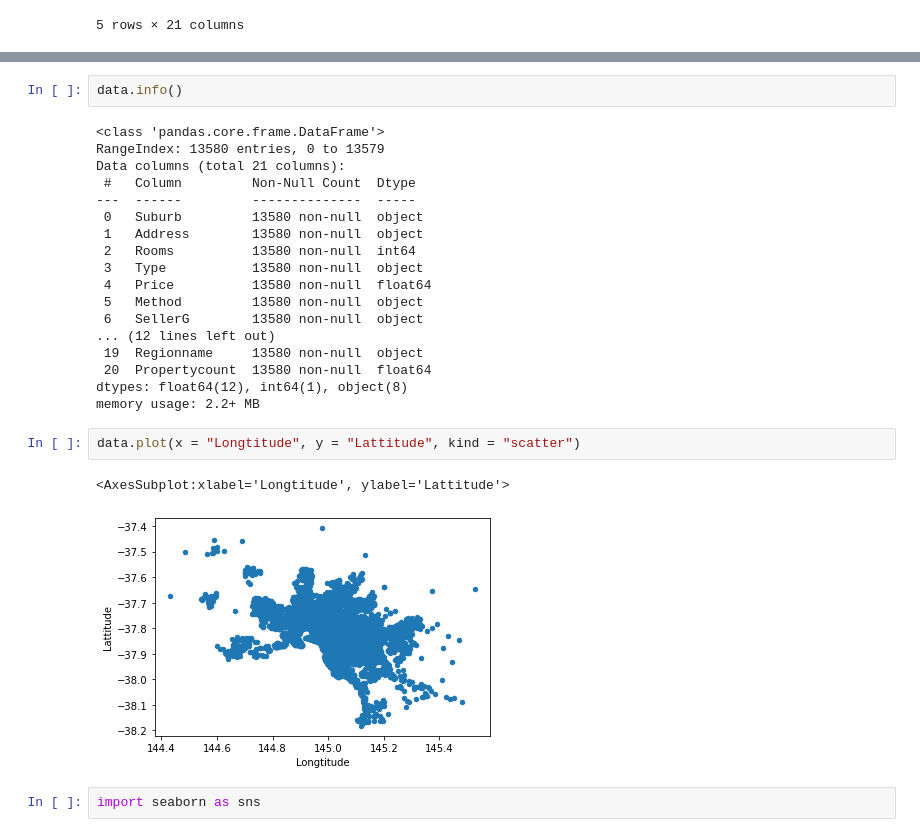
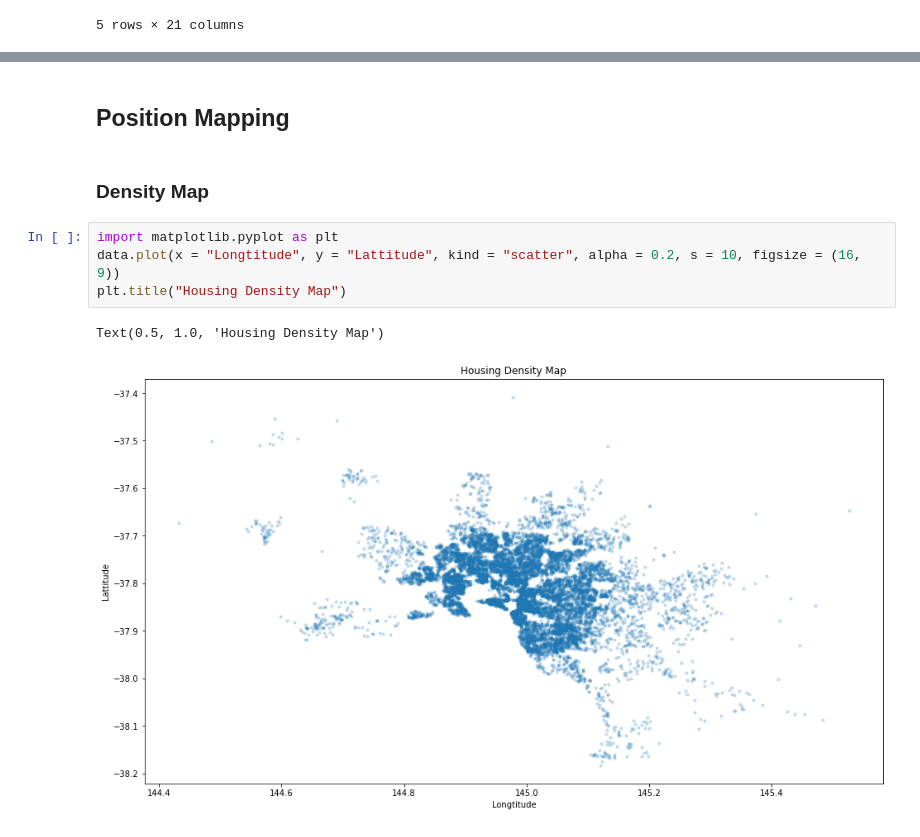
Before and after one commit to sheldyso/Data-Visualisation-Report, a Jupyter notebook: Data Visualisation Report.ipynb, the cells around one changed output, grey strips where cells are left out. Saved outputs shown, nothing was run; the diff lists cells and outputs as text.

```diff
--- a/Data Visualisation Report.ipynb
+++ b/Data Visualisation Report.ipynb
@@ -26,30 +56,14 @@ data.describe()
 | 50% | 3.000000 | 9.030000e+05 | 9.200000 | 3084.000000 | 3.000000 | 1.000000 | 2.000000 | 440.000000 | 126.000000 | 1970.000000 | ... |
 | 75% | 3.000000 | 1.330000e+06 | 13.000000 | 3148.000000 | 3.000000 | 2.000000 | 2.000000 | 651.000000 | 174.000000 | 1999.000000 | ... |
 | max | 10.000000 | 9.000000e+06 | 48.100000 | 3977.000000 | 20.000000 | 8.000000 | 10.000000 | 433014.000000 | 44515.000000 | 2018.000000 | ... |
-# %%
-data.info()
-# %% [output]
-<class 'pandas.core.frame.DataFrame'>
-RangeIndex: 13580 entries, 0 to 13579
-Data columns (total 21 columns):
- #   Column         Non-Null Count  Dtype
----  ------         --------------  -----
- 0   Suburb         13580 non-null  object
- 1   Address        13580 non-null  object
- 2   Rooms          13580 non-null  int64
- 3   Type           13580 non-null  object
- 4   Price          13580 non-null  float64
- 5   Method         13580 non-null  object
- 6   SellerG        13580 non-null  object
-... (12 lines left out)
- 19  Regionname     13580 non-null  object
- 20  Propertycount  13580 non-null  float64
-dtypes: float64(12), int64(1), object(8)
-memory usage: 2.2+ MB
-# %%
-data.plot(x = "Longtitude", y = "Lattitude", kind = "scatter")
-# %% [output]
-<AxesSubplot:xlabel='Longtitude', ylabel='Lattitude'>
-[figure, removed]
-# %%
-import seaborn as sns
+# %% [markdown]
+## Position Mapping
+# %% [markdown]
+### Density Map
+# %%
+import matplotlib.pyplot as plt
+data.plot(x = "Longtitude", y = "Lattitude", kind = "scatter", alpha = 0.2, s = 10, figsize = (16, 9))
+plt.title("Housing Density Map")
+# %% [output]
+Text(0.5, 1.0, 'Housing Density Map')
+[figure, added]
```
Also changed, not shown: parts of 12 cells of this notebook, 4 other files.
